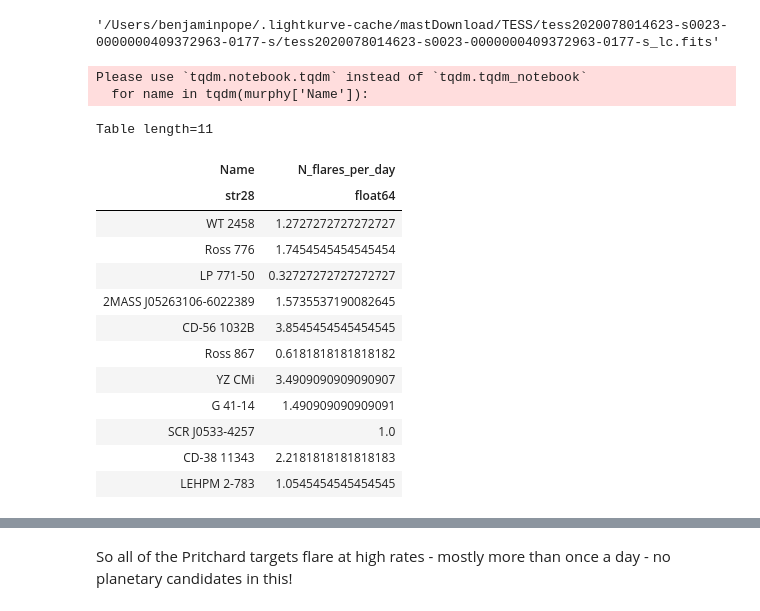
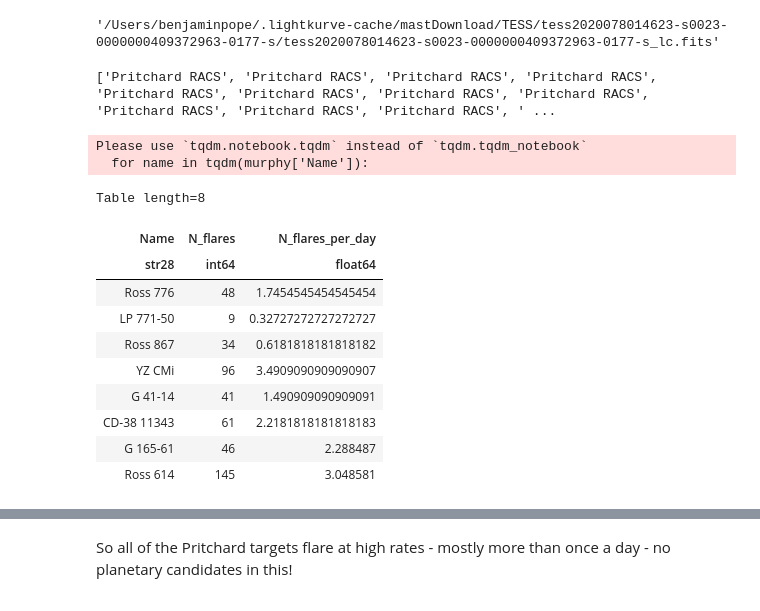
Before and after one commit to benjaminpope/mtv, a Jupyter notebook: notebooks/paper_plots.ipynb, the cells around one changed output, grey strips where cells are left out. Cells and saved outputs as stored; diff of their text form; code cells hidden in the pictures.

```diff
--- a/notebooks/paper_plots.ipynb
+++ b/notebooks/paper_plots.ipynb
@@ -562,6 +592,7 @@ Simbad.add_votable_fields('sptype','id(tic)')
 # Simbad.list_votable_fields()
 # %%
 murphy = Table.read('../data/murphystars.csv')
+print(list(murphy['Provenance']))
 
 mtics, mtypes = [],[]
 for name in tqdm(murphy['Name']):
@@ -578,31 +609,51 @@ mtypes = Column(np.array(mtypes),name='sptype')
 murphy.add_columns([mtics,mtypes])
 
 murphy_mdwarfs = [('M' in str(t)) for t in mtypes]
-pritchard_mdwarfs = ['Pri' in str(t) for t in murphy['Provenance']] # filter for pritchard
+# pritchard_mdwarfs = ['Pritchard RACS' in str(t) for t in murphy['Provenance']] # filter for pritchard
+pritchard_mdwarfs = murphy['Provenance'] == 'Pritchard RACS'
 murphy = murphy[np.logical_and(pritchard_mdwarfs,murphy_mdwarfs)]
 murphy['TIC']= murphy['TIC'].astype('int')
 
 joined_murphy = join(gunther,murphy,keys='TIC')
 # %% [output]
-Please use `tqdm.notebook.tqdm` instead of `tqdm.tqdm_notebook`
-  for name in tqdm(murphy['Name']):
+['Pritchard RACS', 'Pritchard RACS', 'Pritchard RACS', 'Pritchard RACS', 'Pritchard RACS', 'Pritchard RACS', 'Pritchard RACS', 'Pritchard RACS', 'Pritchard RACS', 'Pritchard RACS', 'Pritchard RACS', ' ...
+Please use `tqdm.notebook.tqdm` instead of `tqdm.tqdm_notebook`
+  for name in tqdm(murphy['Name']):
-# %%
-(joined_murphy['Name','N_flares_per_day'])
-# %% [output]
-Table length=11
-| Name | N_flares_per_day |
-| str28 | float64 |
-| WT 2458 | 1.2727272727272727 |
-| Ross 776 | 1.7454545454545454 |
-| LP 771-50 | 0.32727272727272727 |
-| 2MASS J05263106-6022389 | 1.5735537190082645 |
-| CD-56 1032B | 3.8545454545454545 |
-| Ross 867 | 0.6181818181818182 |
-| YZ CMi | 3.4909090909090907 |
-| G 41-14 | 1.490909090909091 |
-| SCR J0533-4257 | 1.0 |
-| CD-38 11343 | 2.2181818181818183 |
-| LEHPM 2-783 | 1.0545454545454545 |
+# %%
+murphy_flares = joined_murphy['Name','N_flares','N_flares_per_day']
+savedir = 'results/reanalysis/'
+
+extra_names = Column(np.array(['G 165-61','Ross 614']),name='Name')
+extra_flares,extra_flare_rate = [],[]
+
+for name in extra_names:
+    fname_in = '%s%s_output.txt' % (savedir,name.replace(' ','_').lower())
+    f = open(fname_in)
+    (name,period,nflares,flare_rate,nsectors,tic) = f.read().splitlines()
+    f.close()
+    extra_flares.append(int(nflares))
+    extra_flare_rate.append(float(flare_rate))
+
+extra_flares = Column(np.array(extra_flares),name='N_flares')
+extra_flare_rate = Column(np.array(extra_flare_rate),name='N_flares_per_day')
+extra_table = Table([extra_names,extra_flares,extra_flare_rate])
+
+murphy_flares = vstack([murphy_flares,extra_table])
+# murphy_flares.remove_row(0)
+# %%
+murphy_flares
+# %% [output]
+Table length=8
+| Name | N_flares | N_flares_per_day |
+| str28 | int64 | float64 |
+| Ross 776 | 48 | 1.7454545454545454 |
+| LP 771-50 | 9 | 0.32727272727272727 |
+| Ross 867 | 34 | 0.6181818181818182 |
+| YZ CMi | 96 | 3.4909090909090907 |
+| G 41-14 | 41 | 1.490909090909091 |
+| CD-38 11343 | 61 | 2.2181818181818183 |
+| G 165-61 | 46 | 2.288487 |
+| Ross 614 | 145 | 3.048581 |
 # %%
 set(murphy['Name']).difference(set(joined_murphy['Name']))
 # %% [output]
```
Also changed, not shown: parts of 6 cells of this notebook, 5 other files.
